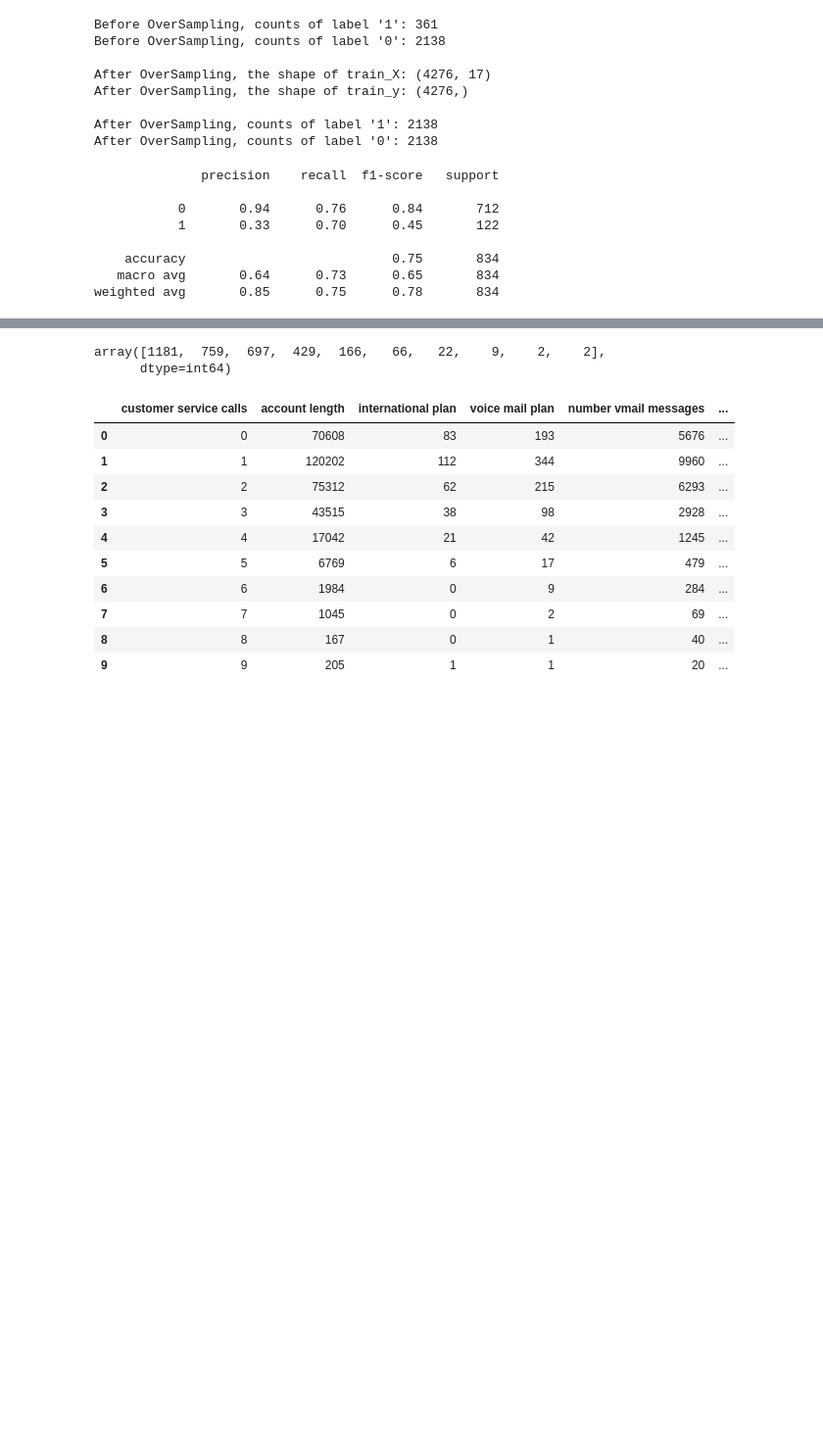
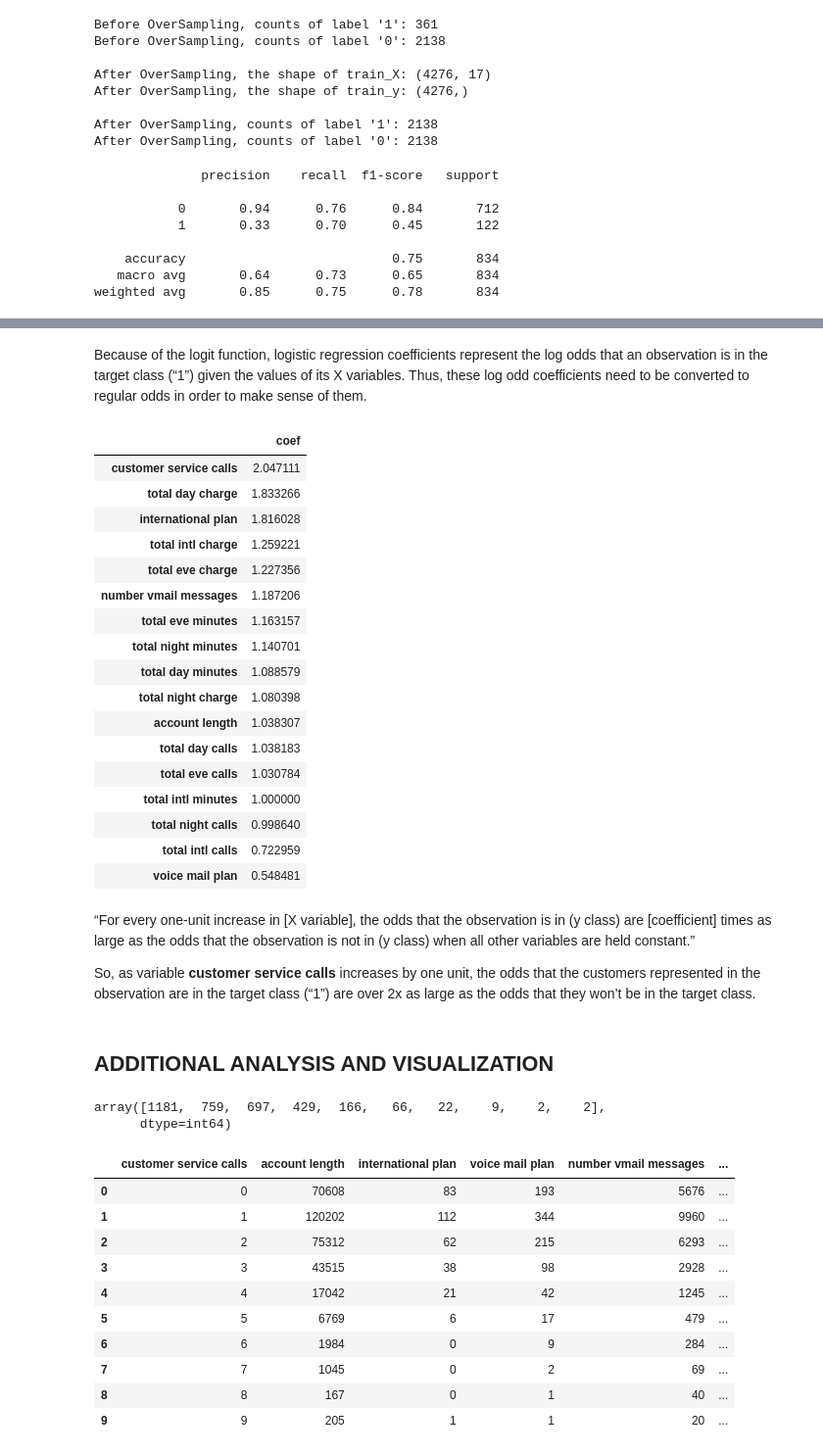
Before and after one commit to jswec/Phase-3-Project, a Jupyter notebook: Paul.ipynb, the cells around one changed output, grey strips where cells are left out. Shown at 98% size. Cells and saved outputs as stored; diff of their text form; code cells hidden in the pictures; blank space fills up the shorter version.

```diff
--- a/Paul.ipynb
+++ b/Paul.ipynb
@@ -586,3 +716,36 @@ GridSearchCV(cv=5, estimator=LogisticRegression(random_state=42),
+# %% [markdown]
+Because of the logit function, logistic regression coefficients represent the log odds that an observation is in the target class (“1”) given the values of its X variables. Thus, these log odd coefficients need to be converted to regular odds in order to make sense of them.
+# %%
+odds = np.exp(logreg.coef_[0])
+pd.DataFrame(odds,
+             X.columns,
+             columns=['coef'])\
+            .sort_values(by='coef', ascending=False)
+# %% [output]
+|  | coef |
+| customer service calls | 2.047111 |
+| total day charge | 1.833266 |
+| international plan | 1.816028 |
+| total intl charge | 1.259221 |
+| total eve charge | 1.227356 |
+| number vmail messages | 1.187206 |
+| total eve minutes | 1.163157 |
+| total night minutes | 1.140701 |
+| total day minutes | 1.088579 |
+| total night charge | 1.080398 |
+| account length | 1.038307 |
+| total day calls | 1.038183 |
+| total eve calls | 1.030784 |
+| total intl minutes | 1.000000 |
+| total night calls | 0.998640 |
+| total intl calls | 0.722959 |
+| voice mail plan | 0.548481 |
+# %% [markdown]
+“For every one-unit increase in [X variable], the odds that the observation is in (y class) are [coefficient] times as large as the odds that the observation is not in (y class) when all other variables are held constant.”
+
+So, as variable **customer service calls** increases by one unit, the odds that the customers represented in the observation are in the target class (“1”) are over 2x as large as the odds that they won’t be in the target class.
+# %% [markdown]
+## ADDITIONAL ANALYSIS AND VISUALIZATION
 # %%
 df_clean['customer service calls'].value_counts().values
 # %% [output]
```
Also changed, not shown: parts of 32 cells of this notebook.
